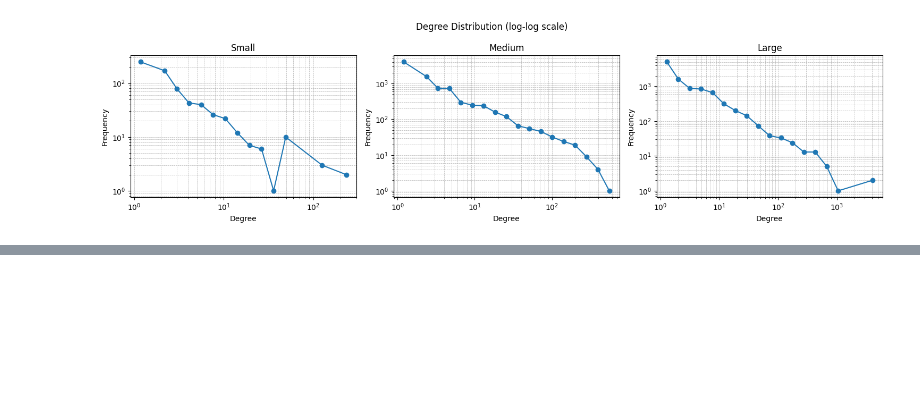
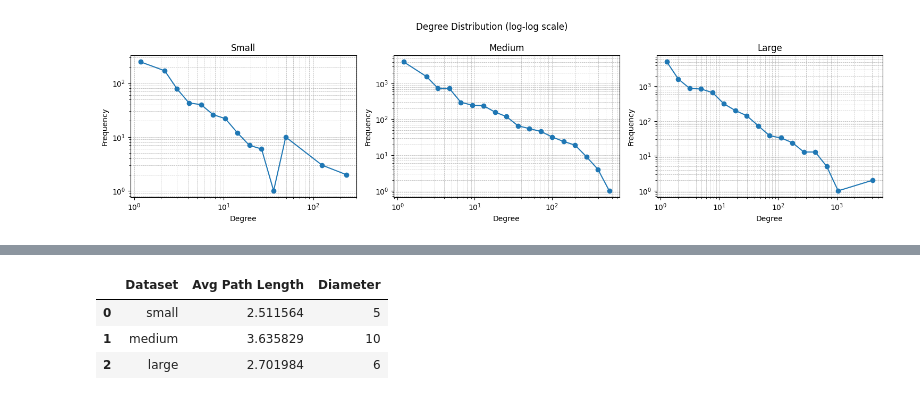
Before and after one commit to GOGO1601/network-data-analysis-cw, a Jupyter notebook: notebooks/taskB.ipynb, the cells around one changed output, grey strips where cells are left out. Cells and saved outputs as stored; diff of their text form; code cells hidden in the pictures; blank space fills up the shorter version.

```diff
--- a/notebooks/taskB.ipynb
+++ b/notebooks/taskB.ipynb
@@ -140,0 +155,23 @@ plt.show()
+# %%
+path_results = []
+
+for name, G in graphs.items():
+    lcc_nodes = max(nx.connected_components(G), key=len)
+    G_lcc = G.subgraph(lcc_nodes).copy()
+
+    avg_path_length = nx.average_shortest_path_length(G_lcc)
+    diameter = nx.diameter(G_lcc)
+
+    path_results.append([name, avg_path_length, diameter])
+
+path_df = pd.DataFrame(
+    path_results,
+    columns=["Dataset", "Avg Path Length", "Diameter"]
+)
+
+path_df
+# %% [output]
+|  | Dataset | Avg Path Length | Diameter |
+| 0 | small | 2.511564 | 5 |
+| 1 | medium | 3.635829 | 10 |
+| 2 | large | 2.701984 | 6 |
```
Also changed, not shown: parts of 7 cells of this notebook.
